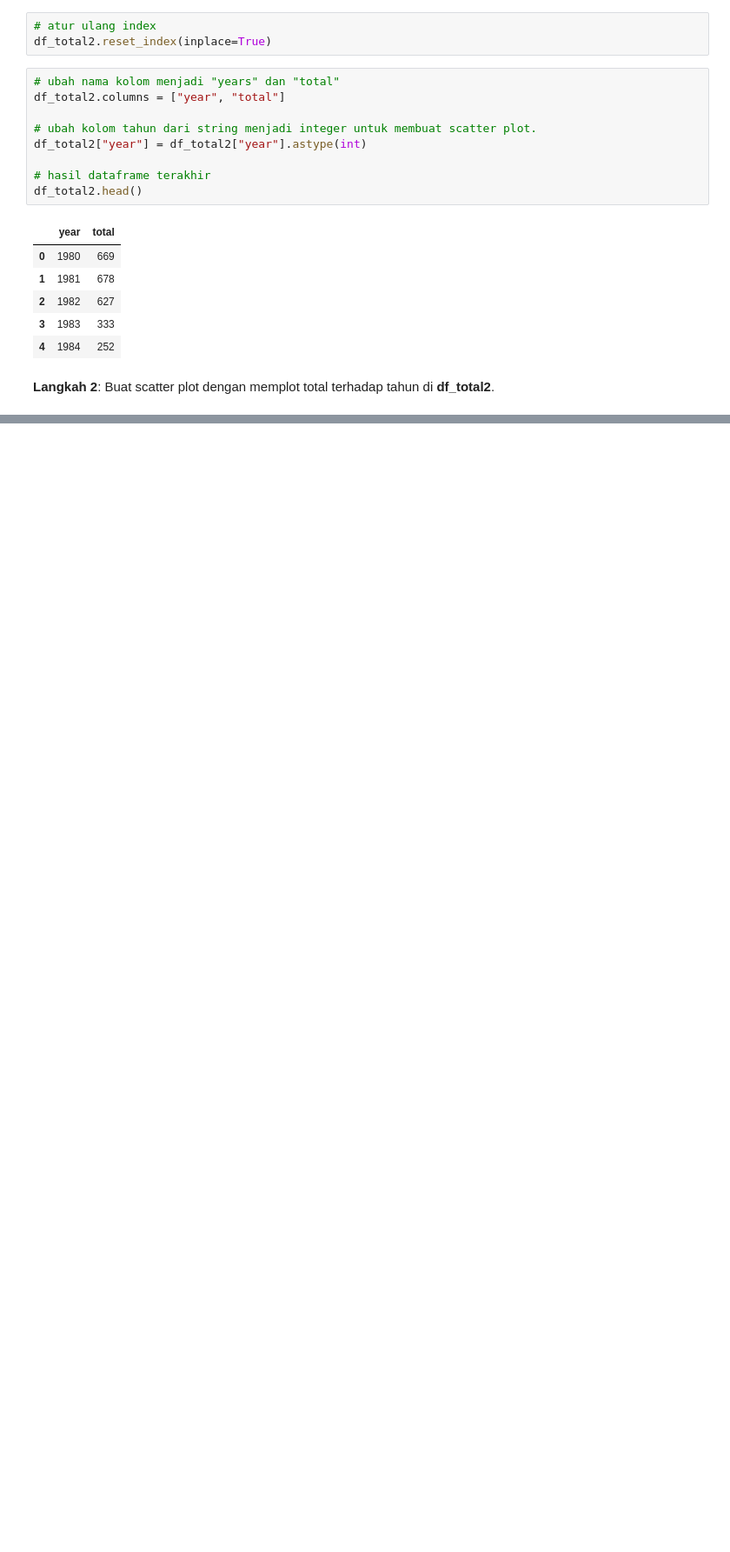
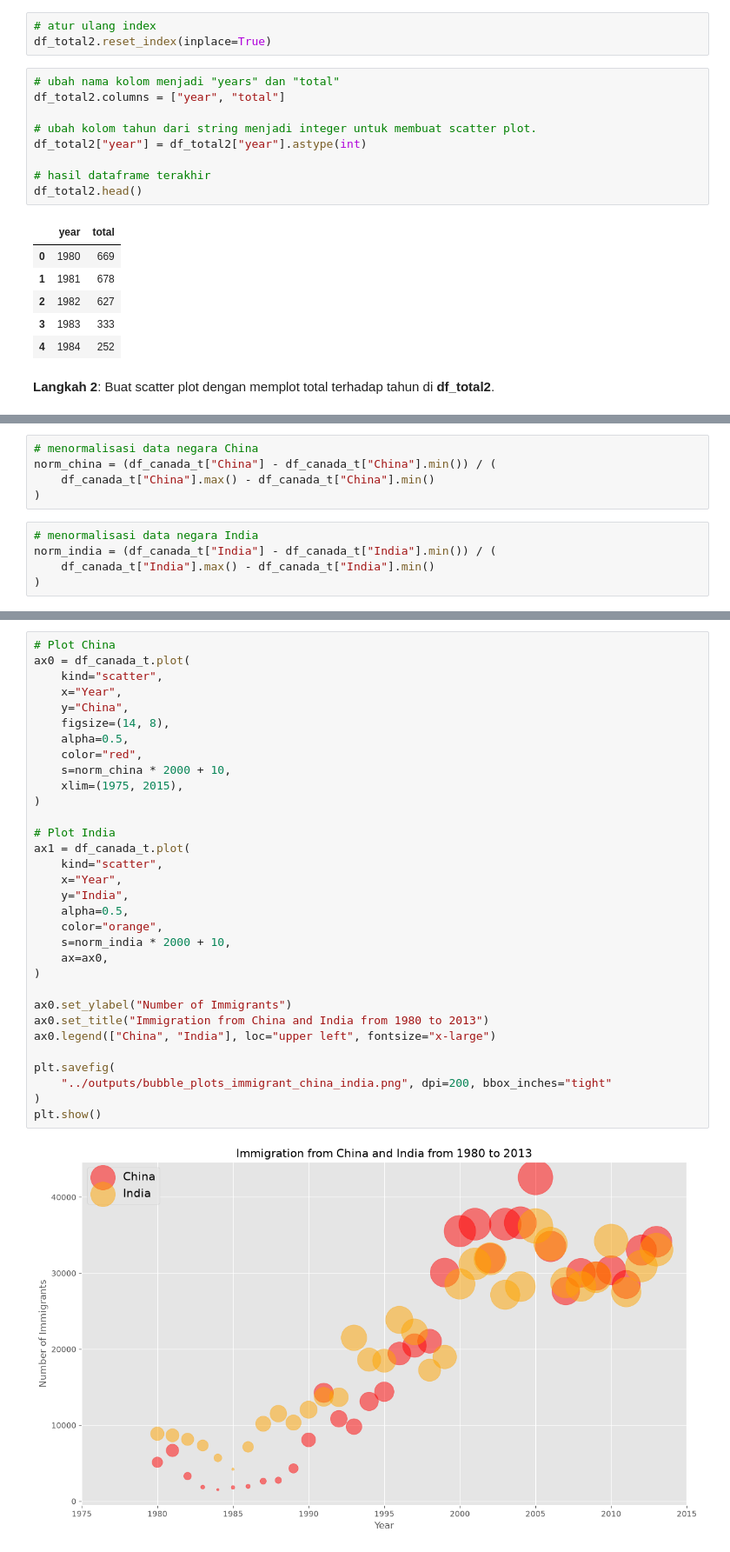
Before and after one commit to jagadhita28/ibm-data-visualization-python, a Jupyter notebook: module-2-basic-specialized-tools/notebooks/03_specialized_visualization_tools.ipynb, the cells around one changed output, grey strips where cells are left out. Shown at 87% size. Drawn from its saved outputs; the diff is of its cells as text; blank space fills up the shorter version.

```diff
--- a/module-2-basic-specialized-tools/notebooks/03_specialized_visualization_tools.ipynb
+++ b/module-2-basic-specialized-tools/notebooks/03_specialized_visualization_tools.ipynb
@@ -697,0 +812,10 @@ plt.show()
+# %%
+# menormalisasi data negara China
+norm_china = (df_canada_t["China"] - df_canada_t["China"].min()) / (
+    df_canada_t["China"].max() - df_canada_t["China"].min()
+)
+# %%
+# menormalisasi data negara India
+norm_india = (df_canada_t["India"] - df_canada_t["India"].min()) / (
+    df_canada_t["India"].max() - df_canada_t["India"].min()
+)
@@ -697,0 +824,34 @@ plt.show()
+# %%
+# Plot China
+ax0 = df_canada_t.plot(
+    kind="scatter",
+    x="Year",
+    y="China",
+    figsize=(14, 8),
+    alpha=0.5,
+    color="red",
+    s=norm_china * 2000 + 10,
+    xlim=(1975, 2015),
+)
+
+# Plot India
+ax1 = df_canada_t.plot(
+    kind="scatter",
+    x="Year",
+    y="India",
+    alpha=0.5,
+    color="orange",
+    s=norm_india * 2000 + 10,
+    ax=ax0,
+)
+
+ax0.set_ylabel("Number of Immigrants")
+ax0.set_title("Immigration from China and India from 1980 to 2013")
+ax0.legend(["China", "India"], loc="upper left", fontsize="x-large")
+
+plt.savefig(
+    "../outputs/bubble_plots_immigrant_china_india.png", dpi=200, bbox_inches="tight"
+)
+plt.show()
+# %% [output]
+[figure, added]
```
Also changed, not shown: parts of 22 cells of this notebook, 2 other files.
